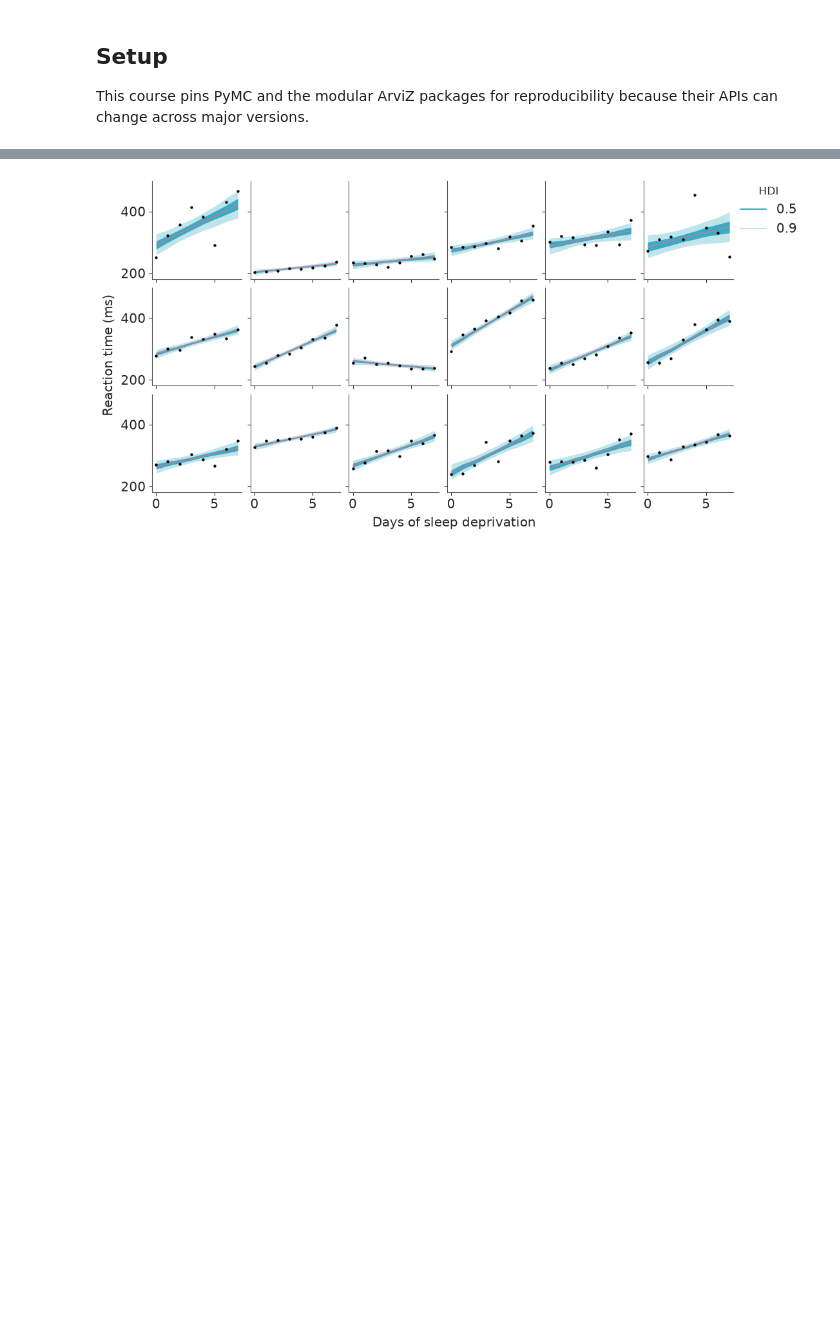
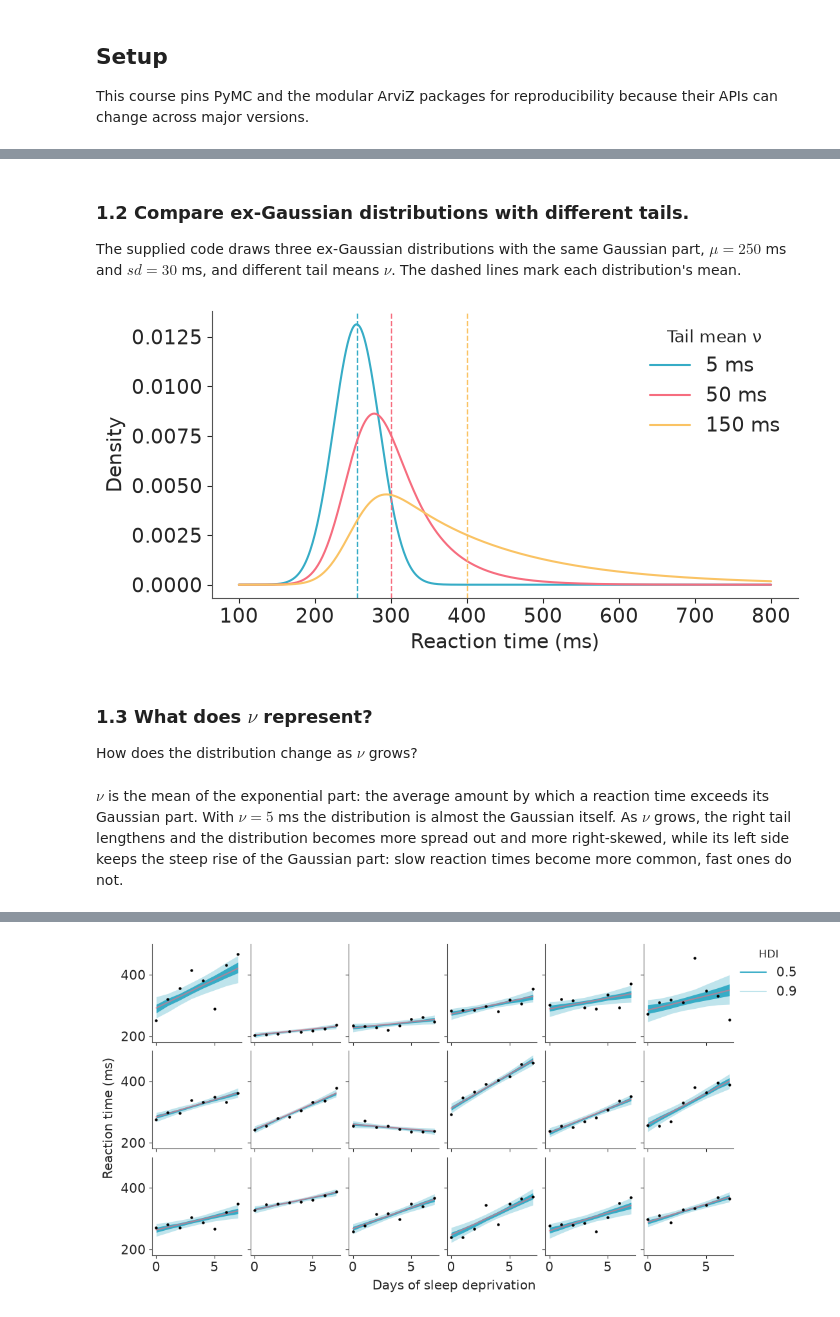
Before and after one commit to opherdonchin/BayesShortCourse, a Jupyter notebook: sleep/solved/09_exgaussian_distributional.ipynb, the cells around one changed output, grey strips where cells are left out. Cells and saved outputs as stored; diff of their text form; code cells hidden in the pictures; blank space fills up the shorter version.

```diff
--- a/sleep/solved/09_exgaussian_distributional.ipynb
+++ b/sleep/solved/09_exgaussian_distributional.ipynb
@@ -299,0 +179,27 @@ Each panel shows posterior uncertainty in that participant's expected reaction t
+# %% [markdown]
+### 1.2 Compare ex-Gaussian distributions with different tails.
+
+The supplied code draws three ex-Gaussian distributions with the same Gaussian part, $\mu = 250$ ms and $sd = 30$ ms, and different tail means $\nu$. The dashed lines mark each distribution's mean.
+# %%
+rt = np.linspace(100, 800, 701)
+
+fig, ax = plt.subplots(figsize=(7, 3.5))
+for nu_value in [5.0, 50.0, 150.0]:
+    # Floats, not integers: PyTensor stores 30 as an 8-bit integer, so 30**2 would overflow.
+    exgaussian = pm.ExGaussian.dist(mu=250.0, sigma=30.0, nu=nu_value)
+    density = np.exp(pm.logp(exgaussian, rt).eval())
+    (line,) = ax.plot(rt, density, label=f"{nu_value:.0f} ms")
+    ax.axvline(250.0 + nu_value, color=line.get_color(), linestyle="--", linewidth=1)
+
+ax.set_xlabel("Reaction time (ms)")
+ax.set_ylabel("Density")
+ax.legend(title="Tail mean ν")
+plt.show()
+# %% [output]
+[figure, added]
+# %% [markdown]
+### 1.3 What does $\nu$ represent?
+
+How does the distribution change as $\nu$ grows?
+# %% [markdown]
+$\nu$ is the mean of the exponential part: the average amount by which a reaction time exceeds its Gaussian part. With $\nu = 5$ ms the distribution is almost the Gaussian itself. As $\nu$ grows, the right tail lengthens and the distribution becomes more spread out and more right-skewed, while its left side keeps the steep rise of the Gaussian part: slow reaction times become more common, fast ones do not.
```
Also changed, not shown: parts of 124 cells of this notebook, 4 other files.
